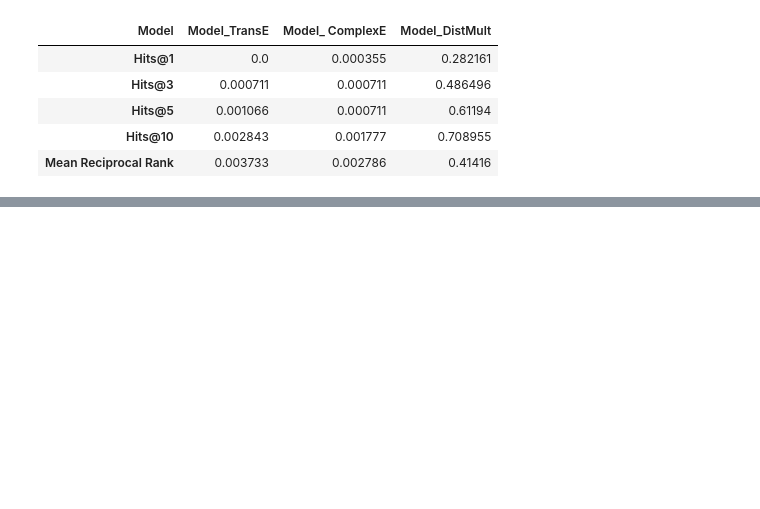
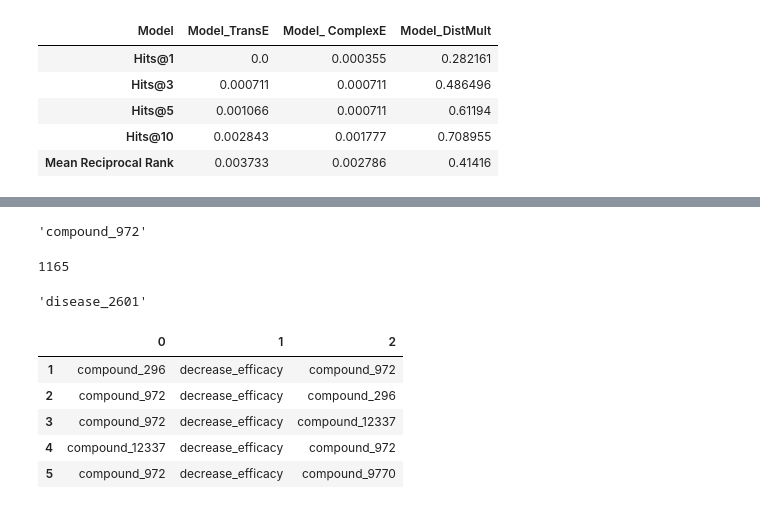
Before and after one commit to stear-alec/Knowledge_Graph, a Jupyter notebook: Using Pykeen.ipynb, the cells around one changed output, grey strips where cells are left out. Cells and saved outputs as stored; diff of their text form; code cells hidden in the pictures; blank space fills up the shorter version.

Commit message:
Using Pykeen for predictions

```diff
--- a/Using Pykeen.ipynb
+++ b/Using Pykeen.ipynb
@@ -226,0 +390,32 @@ top_20_predictions_df.to_csv('model_DistMult_prediction.csv', index=False)
+# %%
+new_dict[1075]
+# %% [output]
+'compound_972'
+# %%
+triples_df.entity_to_id["disease_145"]
+# %% [output]
+1165
+# %%
+new_dict_entity = {value: key for key, value in triples_df.entity_to_id.items()}
+new_dict_relation = {value: key for key, value in triples_df.relation_to_id.items()}
+# %%
+predicts_top_20 = {1: [new_dict_entity[456], new_dict_relation[4], new_dict_entity[1075]],
+    2: [new_dict_entity[1075], new_dict_relation[4], new_dict_entity[456]],
+    3: [new_dict_entity[1075], new_dict_relation[4], new_dict_entity[233]],
+    4: [new_dict_entity[233], new_dict_relation[4], new_dict_entity[1075]],
+    5: [new_dict_entity[1075], new_dict_relation[4], new_dict_entity[1080]],}
+predicts_top_20_df = pd.DataFrame(predicts_top_20)
+predicts_top_20_df = predicts_top_20_df.T
+# %%
+new_dict_entity[1300]
+# %% [output]
+'disease_2601'
+# %%
+predicts_top_20_df
+# %% [output]
+|  | 0 | 1 | 2 |
+| 1 | compound_296 | decrease_efficacy | compound_972 |
+| 2 | compound_972 | decrease_efficacy | compound_296 |
+| 3 | compound_972 | decrease_efficacy | compound_12337 |
+| 4 | compound_12337 | decrease_efficacy | compound_972 |
+| 5 | compound_972 | decrease_efficacy | compound_9770 |
```
Also changed, not shown: parts of 31 cells of this notebook, 1 other file.
